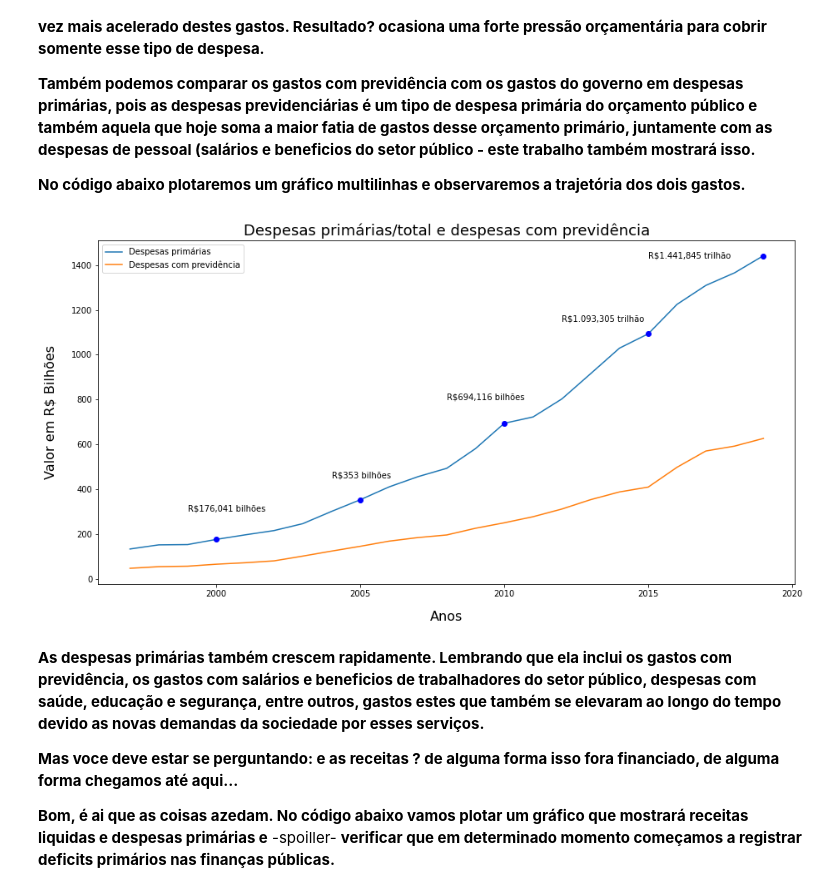
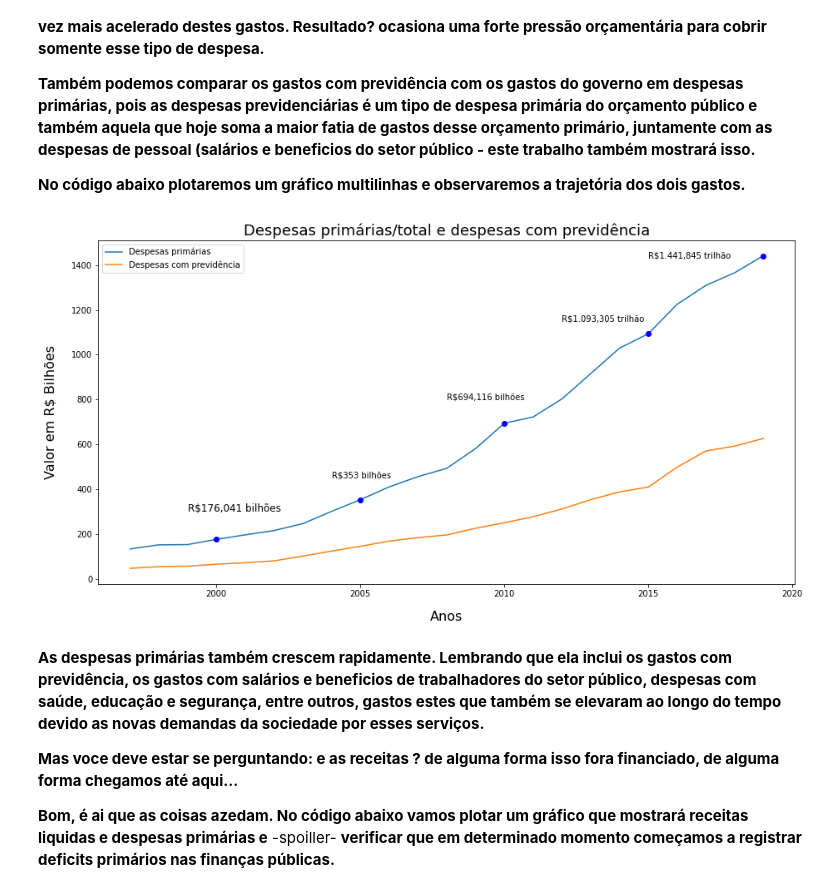
Before and after one commit to jp-data/breves-analises, a Jupyter notebook: Previdência_social_brasileira.ipynb, the cells around one changed output. Drawn from its saved outputs; the diff is of its cells as text; code cells hidden in the pictures.

```diff
--- a/Previdência_social_brasileira.ipynb
+++ b/Previdência_social_brasileira.ipynb
@@ -315,35 +316,35 @@ x=df.Ano
 #determinação dos eixos y; é um gráfico multilinhas
 y1=df_valores_reais.Despesa_primaria.apply(divisor)
 y2=df_valores_reais.Despesa_previdencia.apply(divisor)
 lista= df_valores_reais.Despesa_primaria.apply(divisor)
 lista= lista.apply(format_number, locale='pt_BR')
 #text1= "R$"+lista[3]+"bilhões"
 
 #plotando a imagem com todas as suas formatações, utilizando a bilbioteca matplotlib
 figura=plt.figure(figsize=(15,7.6))
 figura=plt.plot(x,y1,label='Despesas primárias')
 figura=plt.plot(x,y2,label='Despesas com previdência')
 plt.xlabel('Anos',fontsize=16, labelpad= 15)
 plt.ylabel('Valor em R$ Bilhões',fontsize=16, labelpad= 18)
 plt.title('Despesas primárias/total e despesas com previdência', fontsize= 18)
 
 
-plt.text(1999,300, "R$"+lista[3]+" bilhões")
+plt.text(1999,300, "R$"+lista[3]+" bilhões", fontsize=12)
 plt.text(2004,450, "R$"+lista[8]+" bilhões")
 plt.text(2008, 800, "R$"+lista[13]+" bilhões")
 plt.text(2012,1150, "R$"+lista[18]+" trilhão")
 plt.text(2015,1430, "R$"+lista[22]+" trilhão" )
 
 plt.plot(2000,176,'bo')
 plt.plot(2005,353,'bo')
 plt.plot(2010, 694, 'bo')
 plt.plot(2015,1093,'bo')
 plt.plot(2019,1441,'bo')
 
 plt.legend()
 plt.show()
 # %% [output]
-[figure, old version]
+[figure, new version]
 # %% [markdown]
 **As despesas primárias também crescem rapidamente. Lembrando que ela inclui os gastos com previdência, os gastos com salários e beneficios de trabalhadores do setor público, despesas com saúde, educação e segurança, entre outros, gastos estes que também se elevaram ao longo do tempo devido as novas demandas da sociedade por esses serviços.**
 
```
Also changed, not shown: parts of 32 cells of this notebook.
